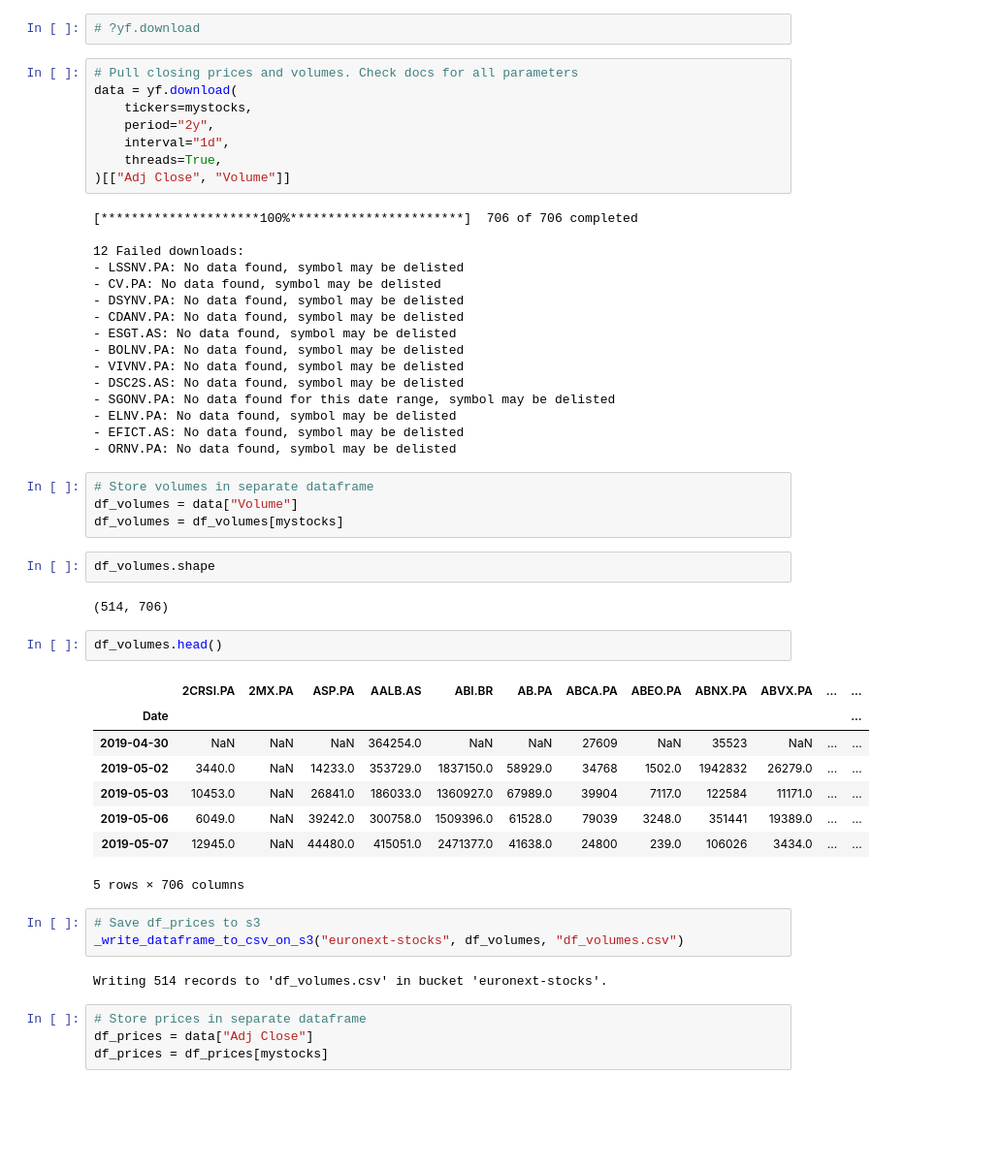
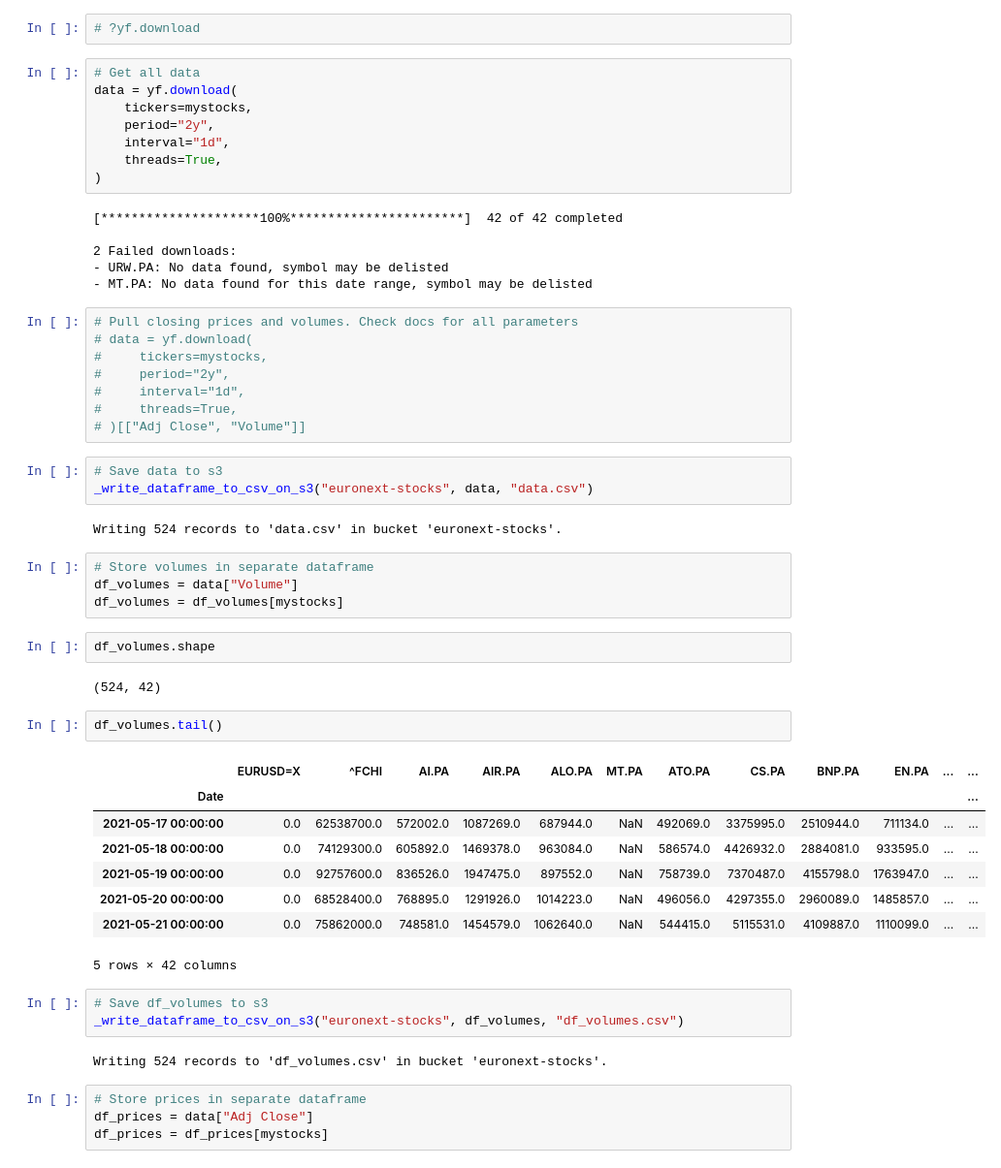
Before and after one commit to cdignam8304/euronext-stocks, a Jupyter notebook: notebooks/get_data.ipynb, the cells around one changed output. Shown at 97% size. Saved outputs shown, nothing was run; the diff lists cells and outputs as text; blank space fills up the shorter version.

Commit message:
Get data and precompute ratios

```diff
--- a/notebooks/get_data.ipynb
+++ b/notebooks/get_data.ipynb
@@ -87,29 +282,32 @@ mystocks = euronext_pab
 # %%
 # ?yf.download
+# %%
+# Get all data
+data = yf.download(
+    tickers=mystocks,
+    period="2y",
+    interval="1d",
+    threads=True,
+)
+# %% [output]
+[*********************100%***********************]  42 of 42 completed
+
+2 Failed downloads:
+- URW.PA: No data found, symbol may be delisted
+- MT.PA: No data found for this date range, symbol may be delisted
 # %%
 # Pull closing prices and volumes. Check docs for all parameters
-data = yf.download(
-    tickers=mystocks,
-    period="2y",
-    interval="1d",
-    threads=True,
-)[["Adj Close", "Volume"]]
+# data = yf.download(
+#     tickers=mystocks,
+#     period="2y",
+#     interval="1d",
+#     threads=True,
+# )[["Adj Close", "Volume"]]
-# %% [output]
-[*********************100%***********************]  706 of 706 completed
-
-12 Failed downloads:
-- LSSNV.PA: No data found, symbol may be delisted
-- CV.PA: No data found, symbol may be delisted
-- DSYNV.PA: No data found, symbol may be delisted
-- CDANV.PA: No data found, symbol may be delisted
-- ESGT.AS: No data found, symbol may be delisted
-- BOLNV.PA: No data found, symbol may be delisted
-- VIVNV.PA: No data found, symbol may be delisted
-- DSC2S.AS: No data found, symbol may be delisted
-- SGONV.PA: No data found for this date range, symbol may be delisted
-- ELNV.PA: No data found, symbol may be delisted
-- EFICT.AS: No data found, symbol may be delisted
-- ORNV.PA: No data found, symbol may be delisted
+# %%
+# Save data to s3
+_write_dataframe_to_csv_on_s3("euronext-stocks", data, "data.csv")
+# %% [output]
+Writing 524 records to 'data.csv' in bucket 'euronext-stocks'.
 # %%
 # Store volumes in separate dataframe
 df_volumes = data["Volume"]
@@ -117,23 +315,23 @@ df_volumes = df_volumes[mystocks]
 # %%
 df_volumes.shape
 # %% [output]
-(514, 706)
+(524, 42)
 # %%
-df_volumes.head()
+df_volumes.tail()
 # %% [output]
-|  | 2CRSI.PA | 2MX.PA | ASP.PA | AALB.AS | ABI.BR | AB.PA | ABCA.PA | ABEO.PA | ABNX.PA | ABVX.PA | ... | ... |
+|  | EURUSD=X | ^FCHI | AI.PA | AIR.PA | ALO.PA | MT.PA | ATO.PA | CS.PA | BNP.PA | EN.PA | ... | ... |
 | Date |  |  |  |  |  |  |  |  |  |  |  | ... |
-| 2019-04-30 | NaN | NaN | NaN | 364254.0 | NaN | NaN | 27609 | NaN | 35523 | NaN | ... | ... |
-| 2019-05-02 | 3440.0 | NaN | 14233.0 | 353729.0 | 1837150.0 | 58929.0 | 34768 | 1502.0 | 1942832 | 26279.0 | ... | ... |
-| 2019-05-03 | 10453.0 | NaN | 26841.0 | 186033.0 | 1360927.0 | 67989.0 | 39904 | 7117.0 | 122584 | 11171.0 | ... | ... |
-| 2019-05-06 | 6049.0 | NaN | 39242.0 | 300758.0 | 1509396.0 | 61528.0 | 79039 | 3248.0 | 351441 | 19389.0 | ... | ... |
-| 2019-05-07 | 12945.0 | NaN | 44480.0 | 415051.0 | 2471377.0 | 41638.0 | 24800 | 239.0 | 106026 | 3434.0 | ... | ... |
+| 2021-05-17 00:00:00 | 0.0 | 62538700.0 | 572002.0 | 1087269.0 | 687944.0 | NaN | 492069.0 | 3375995.0 | 2510944.0 | 711134.0 | ... | ... |
+| 2021-05-18 00:00:00 | 0.0 | 74129300.0 | 605892.0 | 1469378.0 | 963084.0 | NaN | 586574.0 | 4426932.0 | 2884081.0 | 933595.0 | ... | ... |
+| 2021-05-19 00:00:00 | 0.0 | 92757600.0 | 836526.0 | 1947475.0 | 897552.0 | NaN | 758739.0 | 7370487.0 | 4155798.0 | 1763947.0 | ... | ... |
+| 2021-05-20 00:00:00 | 0.0 | 68528400.0 | 768895.0 | 1291926.0 | 1014223.0 | NaN | 496056.0 | 4297355.0 | 2960089.0 | 1485857.0 | ... | ... |
+| 2021-05-21 00:00:00 | 0.0 | 75862000.0 | 748581.0 | 1454579.0 | 1062640.0 | NaN | 544415.0 | 5115531.0 | 4109887.0 | 1110099.0 | ... | ... |
-5 rows × 706 columns
+5 rows × 42 columns
 # %%
-# Save df_prices to s3
+# Save df_volumes to s3
 _write_dataframe_to_csv_on_s3("euronext-stocks", df_volumes, "df_volumes.csv")
 # %% [output]
-Writing 514 records to 'df_volumes.csv' in bucket 'euronext-stocks'.
+Writing 524 records to 'df_volumes.csv' in bucket 'euronext-stocks'.
 # %%
 # Store prices in separate dataframe
 df_prices = data["Adj Close"]
```
Also changed, not shown: parts of 76 cells of this notebook, 1 other file.
